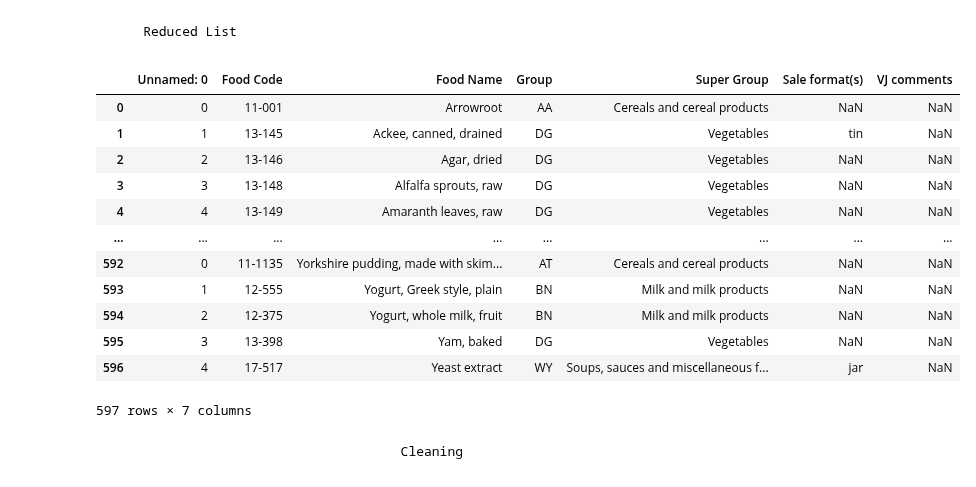
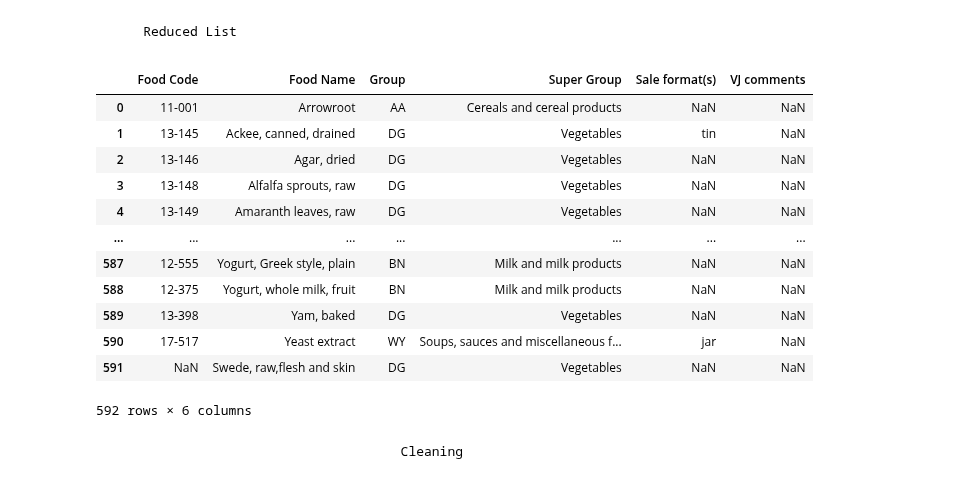
Before and after one commit to elliotkarikari/Product_Weight_Project, a Jupyter notebook: Jupter_notebooks/Standardising_Dataset/Building Product Weights Table.ipynb, the cells around one changed output. Cells and saved outputs as stored; diff of their text form; code cells hidden in the pictures.

Commit message:
Cleaning up reduced dataset

```diff
--- a/Jupter_notebooks/Standardising_Dataset/Building Product Weights Table.ipynb
+++ b/Jupter_notebooks/Standardising_Dataset/Building Product Weights Table.ipynb
@@ -14,21 +14,22 @@ Raw_List = pd.read_csv(r'C:\Users\medekar\Desktop\Product_Weight_Project\Data\Ra
 # %% [markdown]
         Reduced List
 # %%
-Red_List = pd.read_csv(r'C:\Users\medekar\Desktop\Product_Weight_Project\Data\Processed\Reduced Total\RedLab2021_withComments.csv')
+Red_List = pd.read_csv(r'C:\Users\medekar\Desktop\Product_Weight_Project\Data\Processed\Reduced Total\Updated_RedLab2021.csv',index_col=False)
+Red_List.drop('Unnamed: 0', axis=1, inplace=True)
 Red_List
 # %% [output]
-|  | Unnamed: 0 | Food Code | Food Name | Group | Super Group | Sale format(s) | VJ comments |
-| 0 | 0 | 11-001 | Arrowroot | AA | Cereals and cereal products | NaN | NaN |
-| 1 | 1 | 13-145 | Ackee, canned, drained | DG | Vegetables | tin | NaN |
-| 2 | 2 | 13-146 | Agar, dried | DG | Vegetables | NaN | NaN |
-| 3 | 3 | 13-148 | Alfalfa sprouts, raw | DG | Vegetables | NaN | NaN |
-| 4 | 4 | 13-149 | Amaranth leaves, raw | DG | Vegetables | NaN | NaN |
-| ... | ... | ... | ... | ... | ... | ... | ... |
-| 592 | 0 | 11-1135 | Yorkshire pudding, made with skim... | AT | Cereals and cereal products | NaN | NaN |
-| 593 | 1 | 12-555 | Yogurt, Greek style, plain | BN | Milk and milk products | NaN | NaN |
-| 594 | 2 | 12-375 | Yogurt, whole milk, fruit | BN | Milk and milk products | NaN | NaN |
-| 595 | 3 | 13-398 | Yam, baked | DG | Vegetables | NaN | NaN |
-| 596 | 4 | 17-517 | Yeast extract | WY | Soups, sauces and miscellaneous f... | jar | NaN |
+|  | Food Code | Food Name | Group | Super Group | Sale format(s) | VJ comments |
+| 0 | 11-001 | Arrowroot | AA | Cereals and cereal products | NaN | NaN |
+| 1 | 13-145 | Ackee, canned, drained | DG | Vegetables | tin | NaN |
+| 2 | 13-146 | Agar, dried | DG | Vegetables | NaN | NaN |
+| 3 | 13-148 | Alfalfa sprouts, raw | DG | Vegetables | NaN | NaN |
+| 4 | 13-149 | Amaranth leaves, raw | DG | Vegetables | NaN | NaN |
+| ... | ... | ... | ... | ... | ... | ... |
+| 587 | 12-555 | Yogurt, Greek style, plain | BN | Milk and milk products | NaN | NaN |
+| 588 | 12-375 | Yogurt, whole milk, fruit | BN | Milk and milk products | NaN | NaN |
+| 589 | 13-398 | Yam, baked | DG | Vegetables | NaN | NaN |
+| 590 | 17-517 | Yeast extract | WY | Soups, sauces and miscellaneous f... | jar | NaN |
+| 591 | NaN | Swede, raw,flesh and skin | DG | Vegetables | NaN | NaN |
-597 rows × 7 columns
+592 rows × 6 columns
 # %% [markdown]
                                          Cleaning
```
Also changed, not shown: parts of 54 cells of this notebook.
